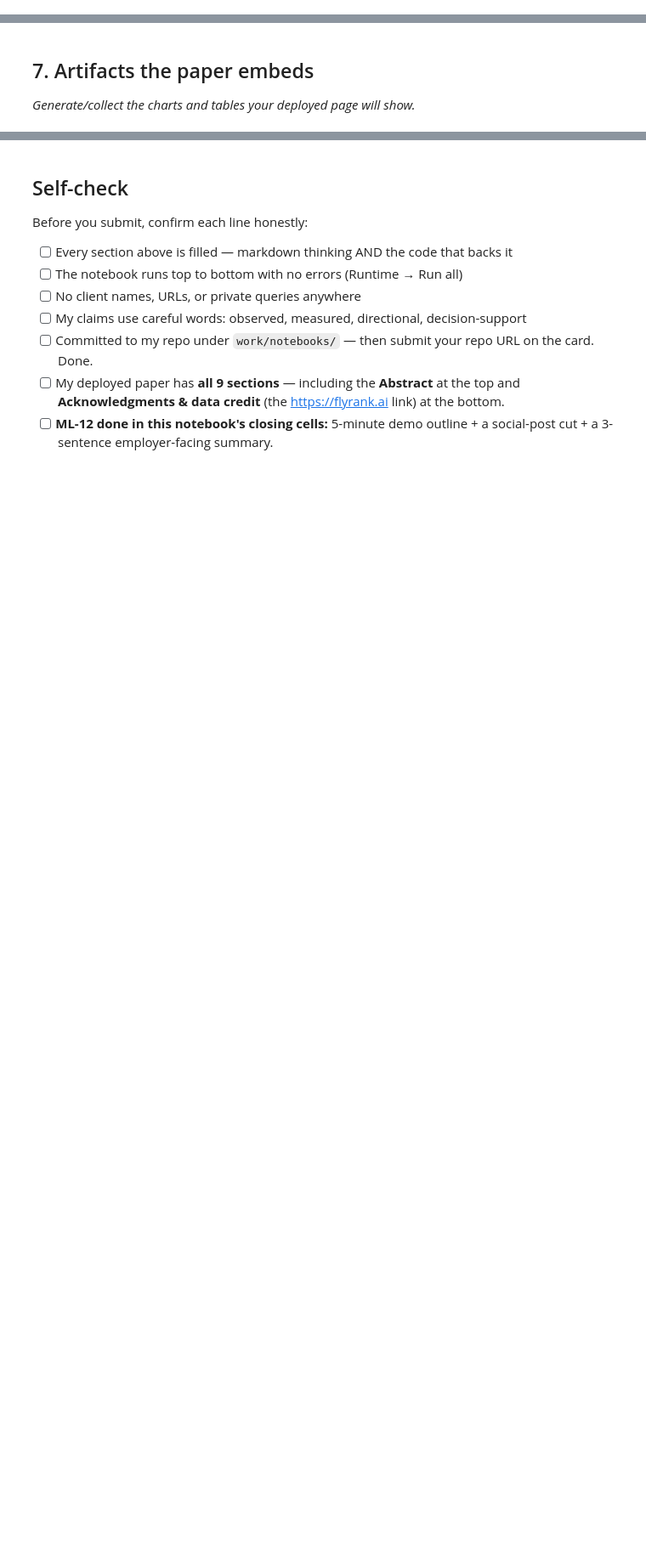
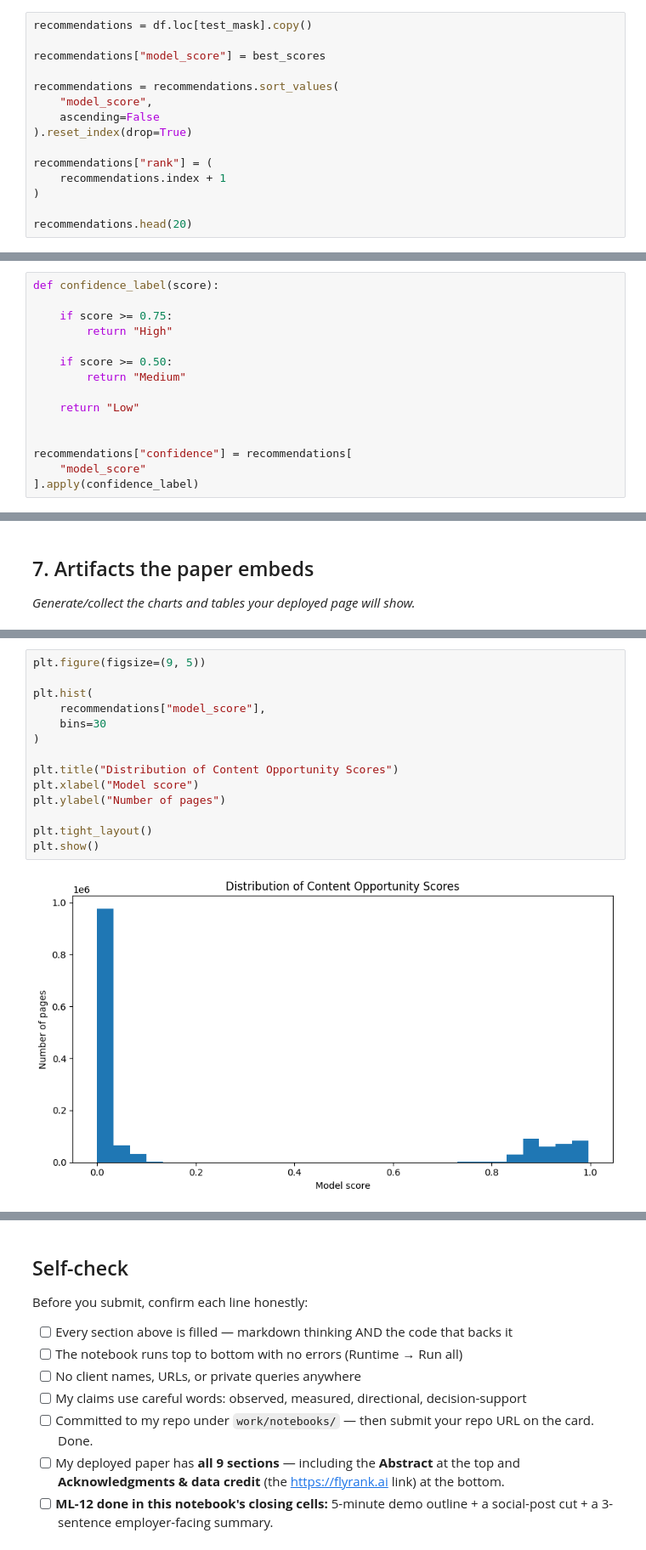
Before and after one commit to Rohmasaeed/flyrank-ml-internship-, a Jupyter notebook: work/notebooks/capstone.ipynb, the cells around one changed output, grey strips where cells are left out. Shown at 85% size. Drawn from its saved outputs; the diff is of its cells as text; blank space fills up the shorter version.

```diff
--- a/work/notebooks/capstone.ipynb
+++ b/work/notebooks/capstone.ipynb
@@ -595,0 +1110,15 @@ print("Model dataset shape:", model_data.shape)
+# %%
+recommendations = df.loc[test_mask].copy()
+
+recommendations["model_score"] = best_scores
+
+recommendations = recommendations.sort_values(
+    "model_score",
+    ascending=False
+).reset_index(drop=True)
+
+recommendations["rank"] = (
+    recommendations.index + 1
+)
+
+recommendations.head(20)
@@ -595,0 +1210,15 @@ print("Model dataset shape:", model_data.shape)
+# %%
+def confidence_label(score):
+
+    if score >= 0.75:
+        return "High"
+
+    if score >= 0.50:
+        return "Medium"
+
+    return "Low"
+
+
+recommendations["confidence"] = recommendations[
+    "model_score"
+].apply(confidence_label)
@@ -599,0 +1290,16 @@ print("Model dataset shape:", model_data.shape)
+# %%
+plt.figure(figsize=(9, 5))
+
+plt.hist(
+    recommendations["model_score"],
+    bins=30
+)
+
+plt.title("Distribution of Content Opportunity Scores")
+plt.xlabel("Model score")
+plt.ylabel("Number of pages")
+
+plt.tight_layout()
+plt.show()
+# %% [output]
+[figure, added]
```
Also changed, not shown: parts of 59 cells of this notebook.
